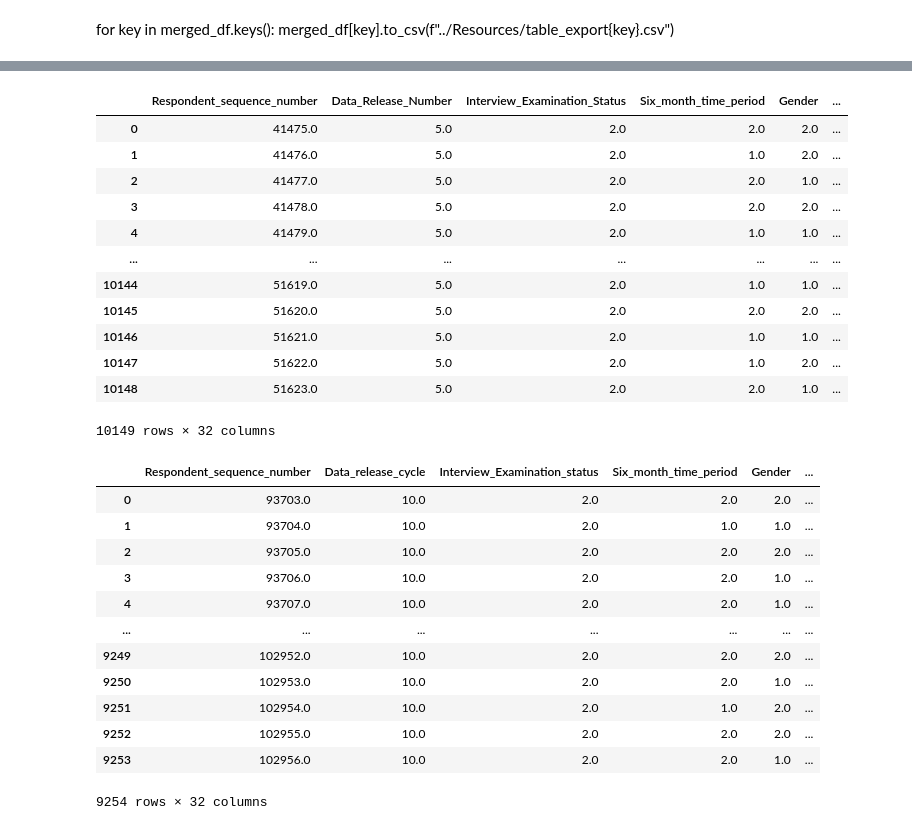
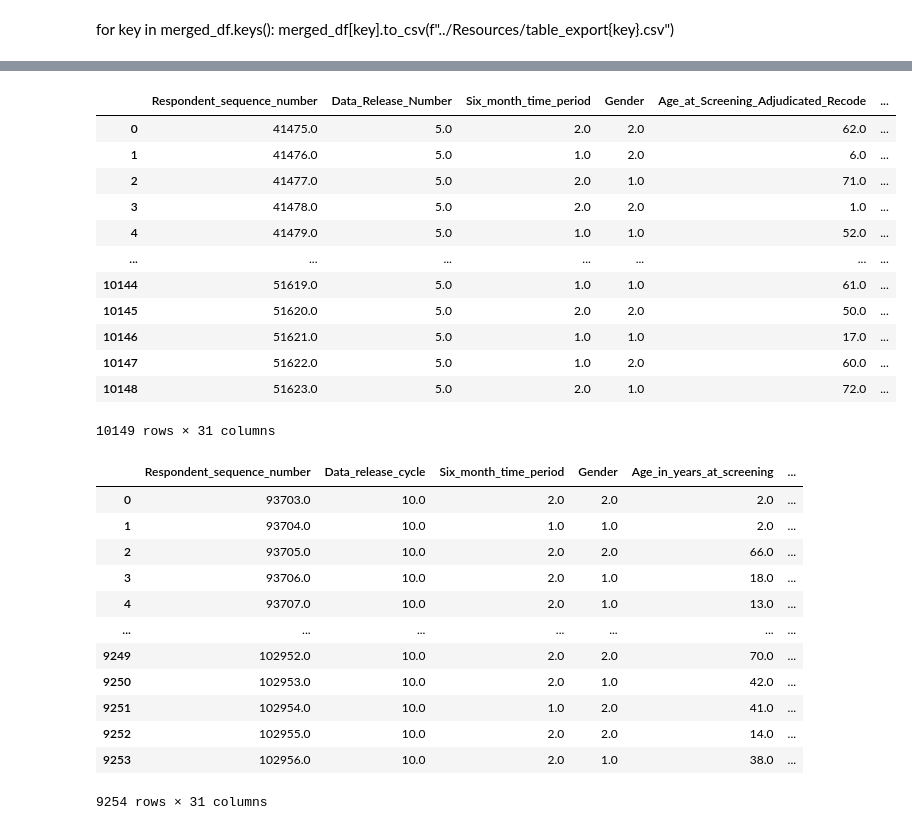
Before and after one commit to javrobs/nhanes_analysis, a Jupyter notebook: notebooks/read_SAS-Dan.ipynb, the cells around one changed output, grey strips where cells are left out. Saved outputs shown, nothing was run; the diff lists cells and outputs as text; code cells hidden in the pictures.

```diff
--- a/notebooks/read_SAS-Dan.ipynb
+++ b/notebooks/read_SAS-Dan.ipynb
@@ -149,8 +152,8 @@ for key in merged_df.keys():
     merged_df[key].to_csv(f"../Resources/table_export{key}.csv")
 # %%
 # Defined a variable for each df and printed the names of all the columns:
-first_df = merged_df["_0708"]
-second_df = merged_df["_1718"]
+first_df = merged_df["_0708"].copy()
+second_df = merged_df["_1718"].copy()
 print(f"0708: {first_df.columns}")
 print(f"1718: {second_df.columns}")
 # %% [output]
@@ -172,10 +175,9 @@ print(f"1718: {second_df.columns}")
        'Annual_family_income', 'Ratio_of_family_income_to_poverty'],
       dtype='object')
 # %%
-# Created a new df for 0708 by filtering the 32 columns that we will be using:
+# Created a new df for 0708 by filtering the 31 columns that we will be using:
 filtered_first_df = first_df[['Respondent_sequence_number',
                               'Data_Release_Number',
-                              'Interview_Examination_Status',
                               'Six_month_time_period',
                               'Gender',
                               'Age_at_Screening_Adjudicated_Recode',
@@ -204,7 +206,7 @@ filtered_first_df = first_df[['Respondent_sequence_number',
                               'Money_spent_on_nonfood_items',
                               'Money_spent_on_food_at_other_stores',
                               'Money_spent_on_eating_out',
-                              'Money_spent_on_carryout_delivered_foods']]
+                              'Money_spent_on_carryout_delivered_foods']].copy()
 pd.set_option('display.max_columns', None)
 filtered_first_df
 # %% [output]
@@ -224,68 +226,67 @@ filtered_first_df
 # %%
-# Created a new df for 1718 by filtering the 32 columns that we will be using:
+# Created a new df for 1718 by filtering the 31 columns that we will be using:
 filtered_second_df = second_df[['Respondent_sequence_number',
                                 'Data_release_cycle',
-                                'Interview_Examination_status',
                                 'Six_month_time_period',
                                 'Gender',
                                 'Age_in_years_at_screening',
                                 'Race_Hispanic_origin_w__NH_Asian',
                                 'Served_active_duty_in_US_Armed_Forces',
                                 'Country_of_birth',
                                 'Citizenship_status',
                                 'Education_level_Children_Youth_6_19',
                                 'Education_level_Adults_20',
                                 'Marital_status',
                                 'Total_number_of_people_in_the_Household',
                                 'Total_number_of_people_in_the_Family',
                                 'Annual_household_income',
                                 'Annual_family_income',
                                 'Ratio_of_family_income_to_poverty',
                                 'HH_ref_person_gender',
                                 'HH_ref_person_age_in_years',
                                 'HH_ref_person_education_level',
                                 'HH_ref_person_marital_status',
                                 'HH_ref_person_spouse_education_level',
                                 'Full_sample_2_year_interview_weight',
                                 'Full_sample_2_year_MEC_exam_weight',
                                 'Masked_variance_pseudo_PSU',
                                 'Masked_variance_pseudo_stratum',
                                 'Money_spent_at_supermarket_grocery_store',
                                 'Money_spent_on_nonfood_items',
                                 'Money_spent_on_food_at_other_stores',
                                 'Money_spent_on_eating_out',
-                                'Money_spent_on_carryout_delivered_foods']]
+                                'Money_spent_on_carryout_delivered_foods']].copy()
 
 # Displayed both dfs on top of each other to compare them:
 display(filtered_first_df)
 display(filtered_second_df)
 # %% [output]
-|  | Respondent_sequence_number | Data_Release_Number | Interview_Examination_Status | Six_month_time_period | Gender | ... |
-| 0 | 41475.0 | 5.0 | 2.0 | 2.0 | 2.0 | ... |
-| 1 | 41476.0 | 5.0 | 2.0 | 1.0 | 2.0 | ... |
-| 2 | 41477.0 | 5.0 | 2.0 | 2.0 | 1.0 | ... |
-| 3 | 41478.0 | 5.0 | 2.0 | 2.0 | 2.0 | ... |
-| 4 | 41479.0 | 5.0 | 2.0 | 1.0 | 1.0 | ... |
+|  | Respondent_sequence_number | Data_Release_Number | Six_month_time_period | Gender | Age_at_Screening_Adjudicated_Recode | ... |
+| 0 | 41475.0 | 5.0 | 2.0 | 2.0 | 62.0 | ... |
+| 1 | 41476.0 | 5.0 | 1.0 | 2.0 | 6.0 | ... |
+| 2 | 41477.0 | 5.0 | 2.0 | 1.0 | 71.0 | ... |
+| 3 | 41478.0 | 5.0 | 2.0 | 2.0 | 1.0 | ... |
+| 4 | 41479.0 | 5.0 | 1.0 | 1.0 | 52.0 | ... |
 | ... | ... | ... | ... | ... | ... | ... |
-| 10144 | 51619.0 | 5.0 | 2.0 | 1.0 | 1.0 | ... |
-| 10145 | 51620.0 | 5.0 | 2.0 | 2.0 | 2.0 | ... |
-| 10146 | 51621.0 | 5.0 | 2.0 | 1.0 | 1.0 | ... |
-| 10147 | 51622.0 | 5.0 | 2.0 | 1.0 | 2.0 | ... |
-| 10148 | 51623.0 | 5.0 | 2.0 | 2.0 | 1.0 | ... |
+| 10144 | 51619.0 | 5.0 | 1.0 | 1.0 | 61.0 | ... |
+| 10145 | 51620.0 | 5.0 | 2.0 | 2.0 | 50.0 | ... |
+| 10146 | 51621.0 | 5.0 | 1.0 | 1.0 | 17.0 | ... |
+| 10147 | 51622.0 | 5.0 | 1.0 | 2.0 | 60.0 | ... |
+| 10148 | 51623.0 | 5.0 | 2.0 | 1.0 | 72.0 | ... |
-10149 rows × 32 columns
+10149 rows × 31 columns
-|  | Respondent_sequence_number | Data_release_cycle | Interview_Examination_status | Six_month_time_period | Gender | ... |
+|  | Respondent_sequence_number | Data_release_cycle | Six_month_time_period | Gender | Age_in_years_at_screening | ... |
 | 0 | 93703.0 | 10.0 | 2.0 | 2.0 | 2.0 | ... |
-| 1 | 93704.0 | 10.0 | 2.0 | 1.0 | 1.0 | ... |
-| 2 | 93705.0 | 10.0 | 2.0 | 2.0 | 2.0 | ... |
-| 3 | 93706.0 | 10.0 | 2.0 | 2.0 | 1.0 | ... |
-| 4 | 93707.0 | 10.0 | 2.0 | 2.0 | 1.0 | ... |
+| 1 | 93704.0 | 10.0 | 1.0 | 1.0 | 2.0 | ... |
+| 2 | 93705.0 | 10.0 | 2.0 | 2.0 | 66.0 | ... |
+| 3 | 93706.0 | 10.0 | 2.0 | 1.0 | 18.0 | ... |
+| 4 | 93707.0 | 10.0 | 2.0 | 1.0 | 13.0 | ... |
 | ... | ... | ... | ... | ... | ... | ... |
-| 9249 | 102952.0 | 10.0 | 2.0 | 2.0 | 2.0 | ... |
-| 9250 | 102953.0 | 10.0 | 2.0 | 2.0 | 1.0 | ... |
-| 9251 | 102954.0 | 10.0 | 2.0 | 1.0 | 2.0 | ... |
-| 9252 | 102955.0 | 10.0 | 2.0 | 2.0 | 2.0 | ... |
-| 9253 | 102956.0 | 10.0 | 2.0 | 2.0 | 1.0 | ... |
+| 9249 | 102952.0 | 10.0 | 2.0 | 2.0 | 70.0 | ... |
+| 9250 | 102953.0 | 10.0 | 2.0 | 1.0 | 42.0 | ... |
+| 9251 | 102954.0 | 10.0 | 1.0 | 2.0 | 41.0 | ... |
+| 9252 | 102955.0 | 10.0 | 2.0 | 2.0 | 14.0 | ... |
+| 9253 | 102956.0 | 10.0 | 2.0 | 1.0 | 38.0 | ... |
-9254 rows × 32 columns
+9254 rows × 31 columns
 # %%
 # I was developing this code to see what columns matched and which ones didn't in both dfs, but I didn't finish it;
 # what it does now is display only the columns that match in both dfs.
```
Also changed, not shown: parts of 17 cells of this notebook, 23 other files.
